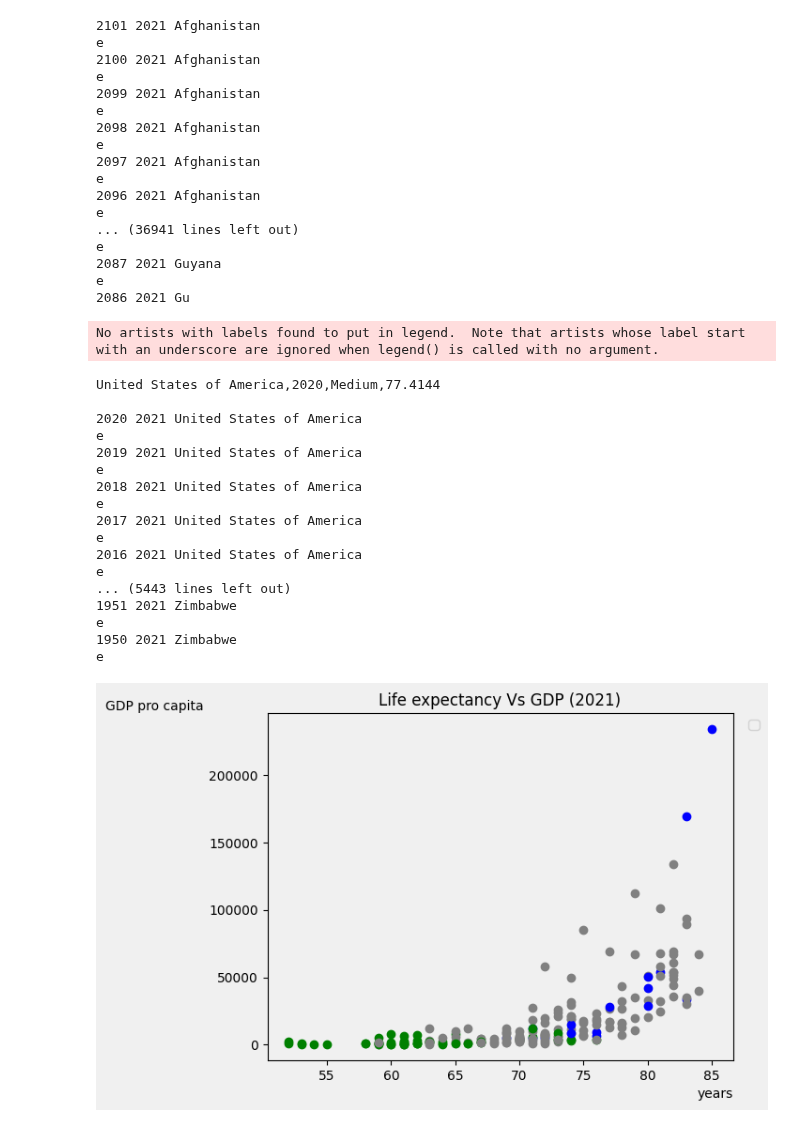
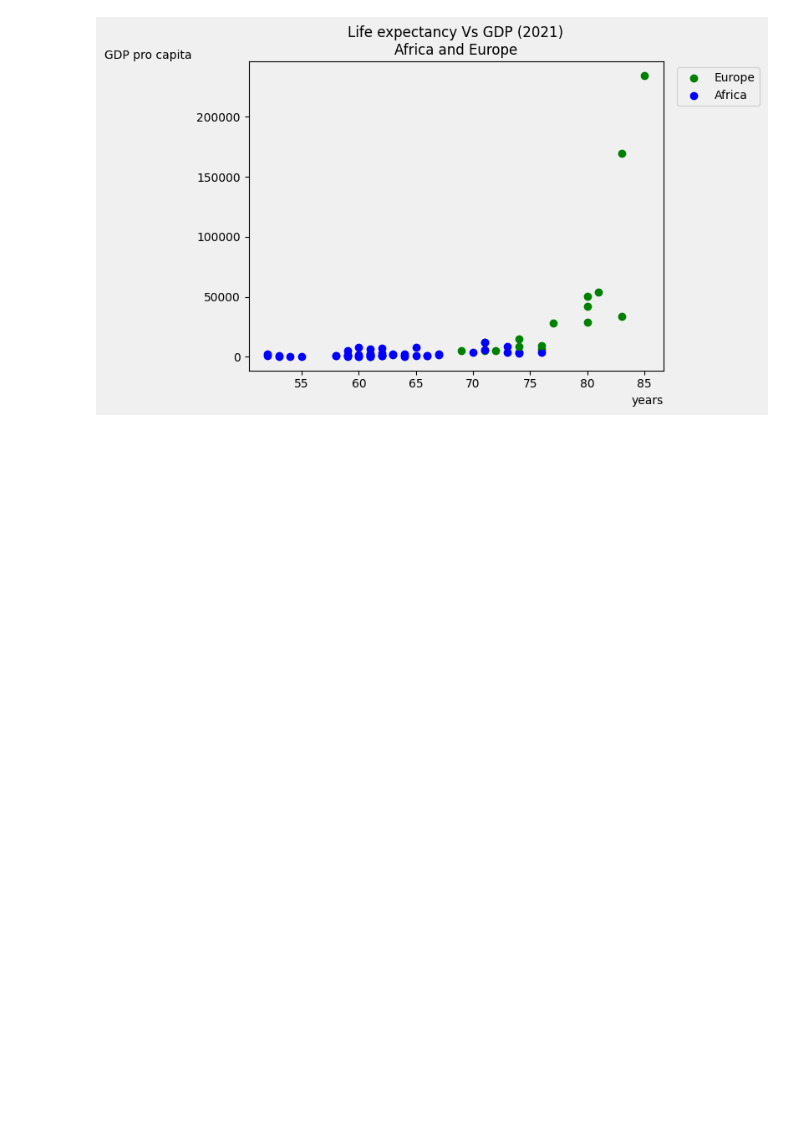
Before and after one commit to snohm/VS, a Jupyter notebook: Sorgenti/gdpVsLifeExp.ipynb, the cells around one changed output. Saved outputs shown, nothing was run; the diff lists cells and outputs as text; code cells hidden in the pictures; blank space fills up the shorter version.

Commit message:
Presenta varie versioni. Evidenzia eurpa Vs Africa

```diff
--- a/Sorgenti/gdpVsLifeExp.ipynb
+++ b/Sorgenti/gdpVsLifeExp.ipynb
@@ -37,84 +37,60 @@ elemGdp = lGdp.split(",")
 lLe = fLe.readline()
 elemLe = lLe.split(",")
 while lGdp != "" and lLe != "":
-    print(elemLe[1] + " 2021 " + elemLe[0])
     if elemLe[1] == "2021" and elemLe[0] in stati :
-        print("a")
         while True:
             if elemGdp[1] == "2021" and elemLe[0] == elemGdp[0] :
-                print("c")
                 break
             lGdp = fGdp.readline()
             elemGdp = lGdp.split(",")
-            print("b")
         # selezione colore e se e quali label mettere a legenda, suddiviso per aspettativa di vita
         #if  int(float(elemLe[3])) < 50:
         #    plt.scatter(int(float(elemLe[3])), int(float(elemGdp[3])), label = elemGdp[0], color = "#f03b20")
         #elif  50 <= int(float(elemLe[3])) < 60:
         #    plt.scatter(int(float(elemLe[3])), int(float(elemGdp[3])), label = elemGdp[0], color = "#fe9929")
         #elif  60 <= int(float(elemLe[3])) < 70:
         #    plt.scatter(int(float(elemLe[3])), int(float(elemGdp[3])), label = elemGdp[0], color = "#d9f0a3")
         #elif  70 <= int(float(elemLe[3])) < 80:
         #    plt.scatter(int(float(elemLe[3])), int(float(elemGdp[3])), label = elemGdp[0], color = "#78c679")
         #elif  80 <= int(float(elemLe[3])):
         #    plt.scatter(int(float(elemLe[3])), int(float(elemGdp[3])), label = elemGdp[0], color = "#006837")
         #
-        print("d")
+
+        # divide stati in base al continente di appartenenza e al range di vita. Ogni fascia indicata attraveso un colore.
+        #if elemLe[0] in europe:
+        #    if 65 <= int(float(elemLe[3])) < 75:
+        #        plt.scatter(int(float(elemLe[3])), int(float(elemGdp[3])), label = elemGdp[0], color = "#78c679")
+        #    else:
+        #        plt.scatter(int(float(elemLe[3])), int(float(elemGdp[3])), label = elemGdp[0], color = "#006837")
+        #elif elemLe[0] in africa:
+        #    if int(float(elemLe[3])) < 55:
+        #        plt.scatter(int(float(elemLe[3])), int(float(elemGdp[3])), label = elemGdp[0], color = "#f03b20")
+        #    elif 55 <= int(float(elemLe[3])) < 65:
+        #        plt.scatter(int(float(elemLe[3])), int(float(elemGdp[3])), label = elemGdp[0], color = "#fe9929")
+        #    else:
+        #        plt.scatter(int(float(elemLe[3])), int(float(elemGdp[3])), label = elemGdp[0], color = "#d9f0a3")
+        #else:
+        #    plt.scatter(int(float(elemLe[3])), int(float(elemGdp[3])), color = 'gray')
+        #
+
+        # divide in europa e asia, ignora il resto
         if elemLe[0] in europe:
-            plt.scatter(int(float(elemLe[3])), int(float(elemGdp[3])), color = 'blue')
+            plt.scatter(int(float(elemLe[3])), int(float(elemGdp[3])), color = "green")
         elif elemLe[0] in africa:
-            plt.scatter(int(float(elemLe[3])), int(float(elemGdp[3])), color = 'green')
-        else:
-            plt.scatter(int(float(elemLe[3])), int(float(elemGdp[3])), color = 'gray')
+            plt.scatter(int(float(elemLe[3])), int(float(elemGdp[3])), color = "blue")
+        #
         lLe = fLe.readline()
         elemLe = lLe.split(",")
-        print(lLe)
     else:
         lLe = fLe.readline()
         elemLe = lLe.split(",")
-        print("e")
 fGdp.close()
 fLe.close()
 
-plt.legend(ncol = 3, bbox_to_anchor=(1.02, 1), loc='upper left', facecolor = graphColor)
-plt.title("Life expectancy Vs GDP (2021)")
+plt.legend(["Europe", "Africa"], ncol = 1, bbox_to_anchor=(1.02, 1), loc='upper left', facecolor = graphColor)
+plt.title("Life expectancy Vs GDP (2021)\nAfrica and Europe")
 plt.xlabel("years", loc='right')
 plt.ylabel("GDP pro capita", rotation='horizontal', loc = 'top')
 plt.show()
 # %% [output]
-2101 2021 Afghanistan
-e
-2100 2021 Afghanistan
-e
-2099 2021 Afghanistan
-e
-2098 2021 Afghanistan
-e
-2097 2021 Afghanistan
-e
-2096 2021 Afghanistan
-e
-... (36941 lines left out)
-e
-2087 2021 Guyana
-e
-2086 2021 Gu
-No artists with labels found to put in legend.  Note that artists whose label start with an underscore are ignored when legend() is called with no argument.
-United States of America,2020,Medium,77.4144
-
-2020 2021 United States of America
-e
-2019 2021 United States of America
-e
-2018 2021 United States of America
-e
-2017 2021 United States of America
-e
-2016 2021 United States of America
-e
-... (5443 lines left out)
-1951 2021 Zimbabwe
-e
-1950 2021 Zimbabwe
-e
-[figure, old version]
+[figure, new version]
```
